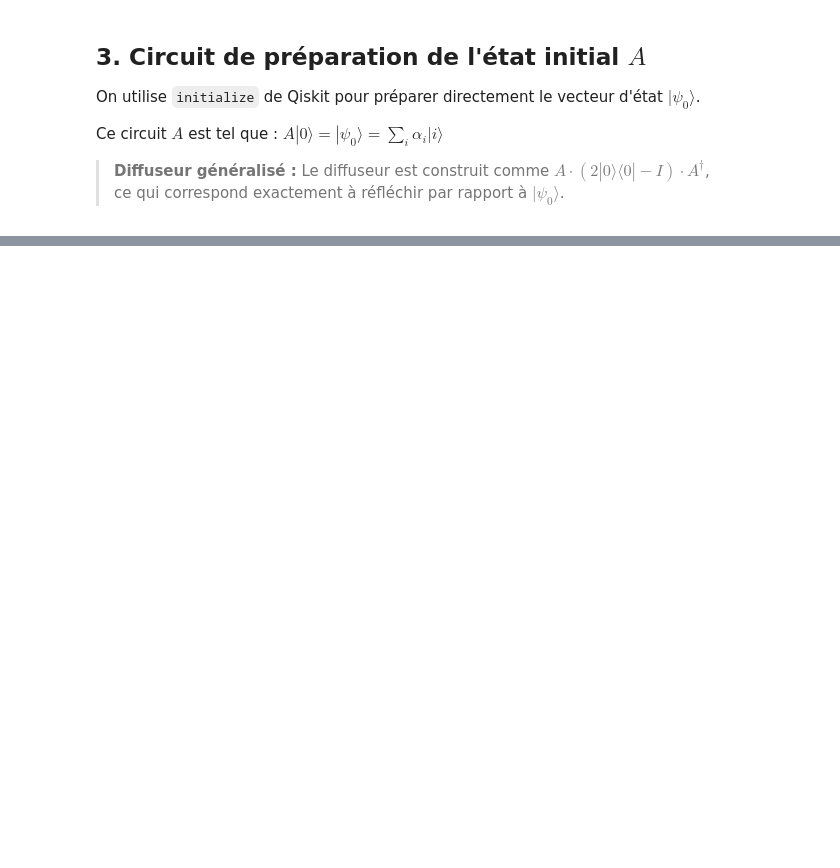
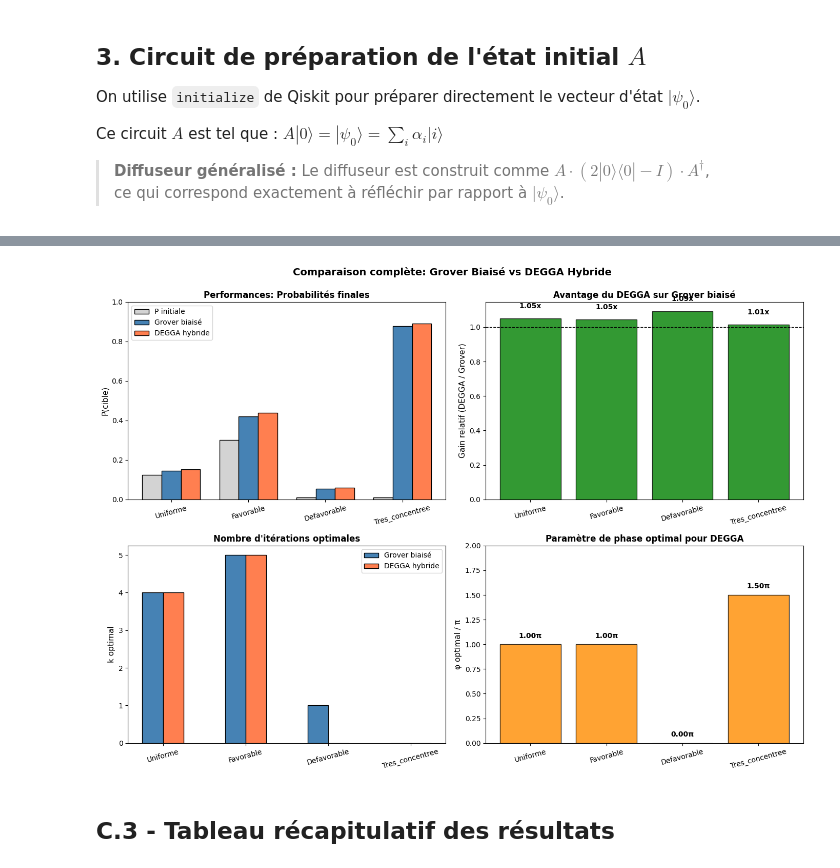
Before and after one commit to lilound/ptir_quantum, a Jupyter notebook: enzo_julien/grover_biaise_degga.ipynb, the cells around one changed output, grey strips where cells are left out. Cells and saved outputs as stored; diff of their text form; code cells hidden in the pictures; blank space fills up the shorter version.

```diff
--- a/enzo_julien/grover_biaise_degga.ipynb
+++ b/enzo_julien/grover_biaise_degga.ipynb
@@ -634,0 +565,69 @@ Nombre optimal d'itérations (uniforme) : 2
+# %%
+# Visualisation comparée des résultats sur toutes les distributions
+fig, axes = plt.subplots(2, 2, figsize=(14, 10))
+axes = axes.flatten()
+
+dist_names = list(comparison_results.keys())
+x_pos = np.arange(len(dist_names))
+
+# Graphique 1: Probabilités initiales vs finales
+ax = axes[0]
+p_init = [comparison_results[d]["P_init"] for d in dist_names]
+p_biased = [comparison_results[d]["P_biased"] for d in dist_names]
+p_degga = [comparison_results[d]["P_degga"] for d in dist_names]
+
+width = 0.25
+ax.bar(x_pos - width, p_init, width, label='P initiale', color='lightgray', edgecolor='black')
+ax.bar(x_pos, p_biased, width, label='Grover biaisé', color='steelblue', edgecolor='black')
+ax.bar(x_pos + width, p_degga, width, label='DEGGA hybride', color='coral', edgecolor='black')
+ax.set_ylabel('P(cible)', fontsize=11)
+ax.set_title('Performances: Probabilités finales', fontweight='bold')
+ax.set_xticks(x_pos)
+ax.set_xticklabels([d.capitalize() for d in dist_names], rotation=15)
+ax.legend()
+ax.set_ylim(0, 1.0)
+
+# Graphique 2: Gains relatifs DEGGA/Grover
+ax = axes[1]
+gains = [comparison_results[d]["P_degga"] / (comparison_results[d]["P_biased"] + 1e-10)
+         for d in dist_names]
+colors_gain = ['green' if g > 1 else 'red' if g < 1 else 'gray' for g in gains]
+ax.bar(dist_names, gains, color=colors_gain, edgecolor='black', alpha=0.8)
+ax.axhline(1.0, color='black', linestyle='--', linewidth=1)
+ax.set_ylabel('Gain relatif (DEGGA / Grover)', fontsize=11)
+ax.set_title('Avantage du DEGGA sur Grover biaisé', fontweight='bold')
+ax.set_xticklabels([d.capitalize() for d in dist_names], rotation=15)
+for i, g in enumerate(gains):
+    ax.text(i, g + 0.05, f'{g:.2f}x', ha='center', va='bottom', fontweight='bold')
+
+# Graphique 3: Nombres d'itérations optimales
+ax = axes[2]
+k_biased = [comparison_results[d]["k_biased"] for d in dist_names]
+k_degga = [comparison_results[d]["k_degga"] for d in dist_names]
+ax.bar(x_pos - width/2, k_biased, width, label='Grover biaisé', color='steelblue', edgecolor='black')
+ax.bar(x_pos + width/2, k_degga, width, label='DEGGA hybride', color='coral', edgecolor='black')
+ax.set_ylabel('k optimal', fontsize=11)
+ax.set_title('Nombre d\'itérations optimales', fontweight='bold')
+ax.set_xticks(x_pos)
+ax.set_xticklabels([d.capitalize() for d in dist_names], rotation=15)
+ax.legend()
+
+# Graphique 4: Paramètres DEGGA optimaux (φ)
+ax = axes[3]
+phi_degga_deg = [comparison_results[d]["phi_degga"] / np.pi for d in dist_names]
+ax.bar(dist_names, phi_degga_deg, color='darkorange', edgecolor='black', alpha=0.8)
+ax.set_ylabel('φ optimal / π', fontsize=11)
+ax.set_title('Paramètre de phase optimal pour DEGGA', fontweight='bold')
+ax.set_xticklabels([d.capitalize() for d in dist_names], rotation=15)
+ax.set_ylim(0, 2.0)
+for i, phi in enumerate(phi_degga_deg):
+    ax.text(i, phi + 0.05, f'{phi:.2f}π', ha='center', va='bottom', fontweight='bold')
+
+plt.suptitle('Comparaison complète: Grover Biaisé vs DEGGA Hybride',
+             fontsize=14, fontweight='bold', y=0.995)
+plt.tight_layout()
+plt.show()
+# %% [output]
+[figure, added]
+# %% [markdown]
+## C.3 - Tableau récapitulatif des résultats
```
Also changed, not shown: parts of 62 cells of this notebook.
